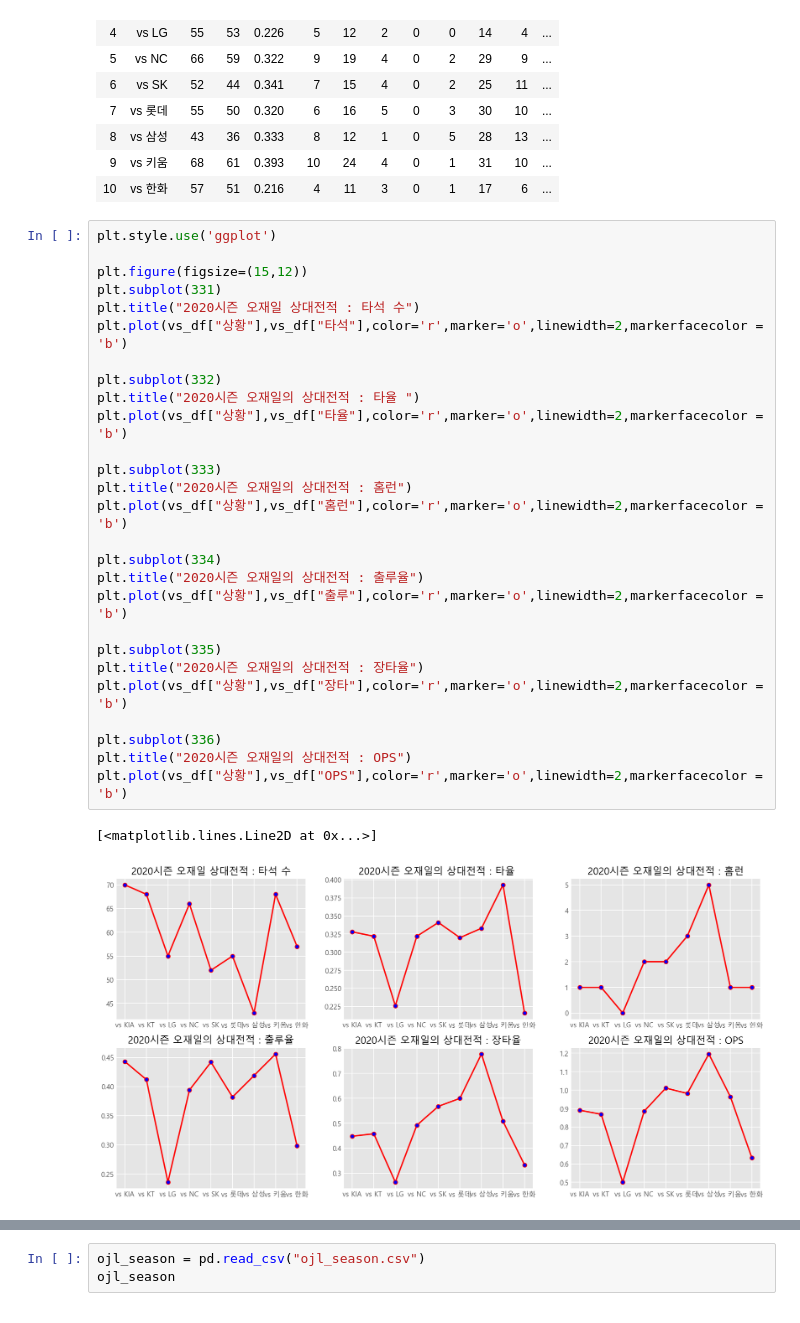
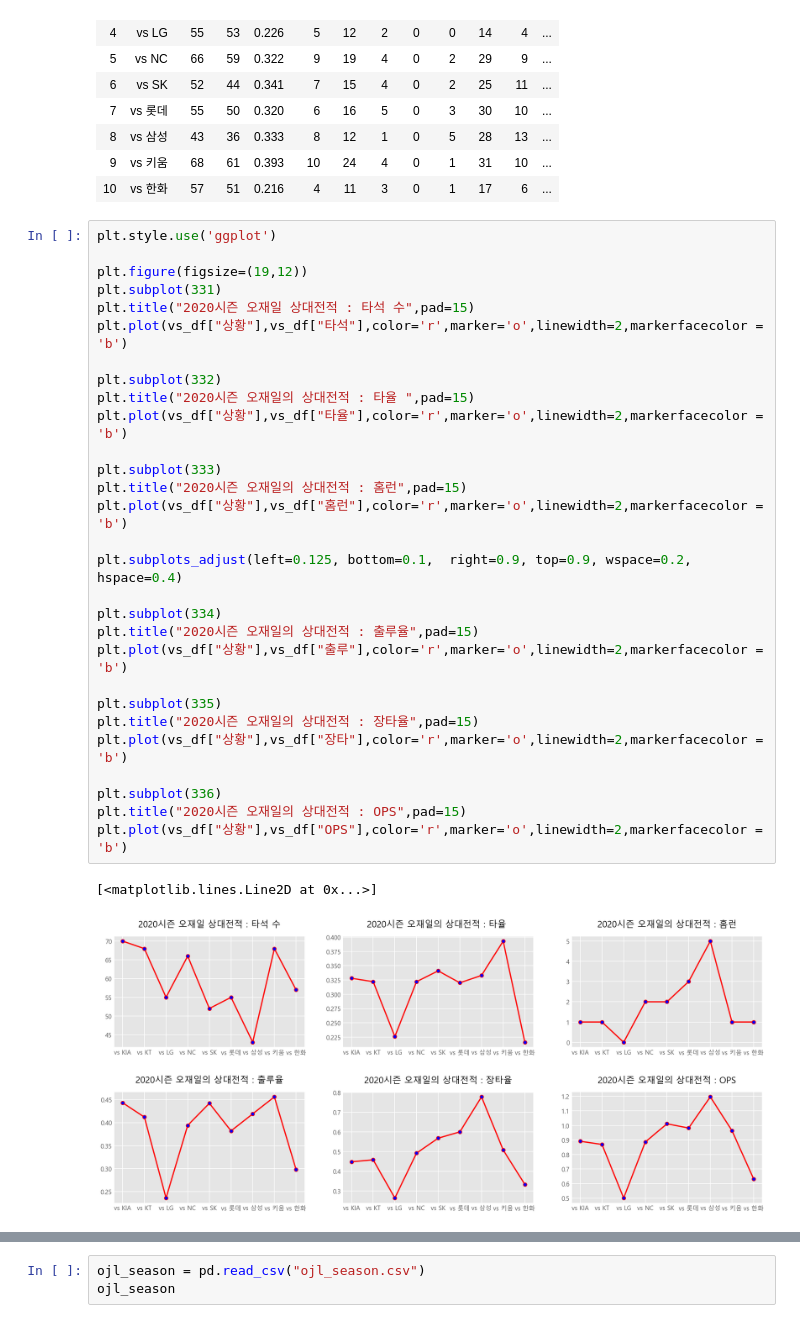
Before and after one commit to jeonprize/KBO-Analysis, a Jupyter notebook: OJL.ipynb, the cells around one changed output, grey strips where cells are left out. Saved outputs shown, nothing was run; the diff lists cells and outputs as text.

```diff
--- a/OJL.ipynb
+++ b/OJL.ipynb
@@ -115,30 +115,32 @@ vs_df
 # %%
 plt.style.use('ggplot')
 
-plt.figure(figsize=(15,12))
+plt.figure(figsize=(19,12))
 plt.subplot(331)
-plt.title("2020시즌 오재일 상대전적 : 타석 수")
+plt.title("2020시즌 오재일 상대전적 : 타석 수",pad=15)
 plt.plot(vs_df["상황"],vs_df["타석"],color='r',marker='o',linewidth=2,markerfacecolor = 'b')
 
 plt.subplot(332)
-plt.title("2020시즌 오재일의 상대전적 : 타율 ")
+plt.title("2020시즌 오재일의 상대전적 : 타율 ",pad=15)
 plt.plot(vs_df["상황"],vs_df["타율"],color='r',marker='o',linewidth=2,markerfacecolor = 'b')
 
 plt.subplot(333)
-plt.title("2020시즌 오재일의 상대전적 : 홈런")
+plt.title("2020시즌 오재일의 상대전적 : 홈런",pad=15)
 plt.plot(vs_df["상황"],vs_df["홈런"],color='r',marker='o',linewidth=2,markerfacecolor = 'b')
 
+plt.subplots_adjust(left=0.125, bottom=0.1,  right=0.9, top=0.9, wspace=0.2, hspace=0.4)
+
 plt.subplot(334)
-plt.title("2020시즌 오재일의 상대전적 : 출루율")
+plt.title("2020시즌 오재일의 상대전적 : 출루율",pad=15)
 plt.plot(vs_df["상황"],vs_df["출루"],color='r',marker='o',linewidth=2,markerfacecolor = 'b')
 
 plt.subplot(335)
-plt.title("2020시즌 오재일의 상대전적 : 장타율")
+plt.title("2020시즌 오재일의 상대전적 : 장타율",pad=15)
 plt.plot(vs_df["상황"],vs_df["장타"],color='r',marker='o',linewidth=2,markerfacecolor = 'b')
 
 plt.subplot(336)
-plt.title("2020시즌 오재일의 상대전적 : OPS")
+plt.title("2020시즌 오재일의 상대전적 : OPS",pad=15)
 plt.plot(vs_df["상황"],vs_df["OPS"],color='r',marker='o',linewidth=2,markerfacecolor = 'b')
 # %% [output]
 [<matplotlib.lines.Line2D at 0x...>]
-[figure, old version]
+[figure, new version]
```
Also changed, not shown: parts of 3 cells of this notebook.
